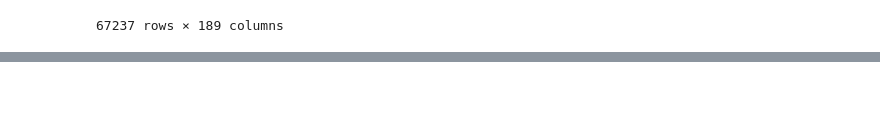
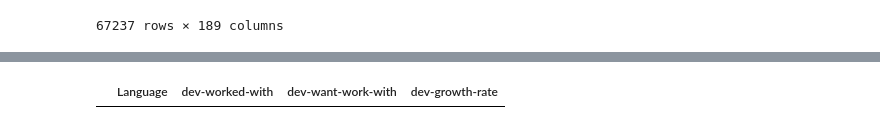
Before and after one commit to SarthakHa/stackoverflow-data-2023, a Jupyter notebook: analysis.ipynb, the cells around one changed output, grey strips where cells are left out. Drawn from its saved outputs; the diff is of its cells as text; code cells hidden in the pictures; blank space fills up the shorter version.

```diff
--- a/analysis.ipynb
+++ b/analysis.ipynb
@@ -616,3 +616,23 @@ dev_cols
 | 89182 | 89183 | [I am a developer by profession] | Under 18 years old | Employed, part-time;Student, part... | Hybrid (some remote, some in-person) | Hobby;School or academic work | Secondary school (e.g. American h... | Online Courses or Certification;O... | ... |
 | 89183 | 89184 | [I am a developer by profession] | 35-44 years old | Employed, full-time | Hybrid (some remote, some in-person) | Hobby;Professional development or... | Bachelor’s degree (B.A., B.S., B.... | Colleague;Online Courses or Certi... | ... |
 67237 rows × 189 columns
+# %%
+dev_want_languages = {}
+j = 0
+languagess = []
+sumss = []
+
+# Assuming online_learners is a DataFrame
+for i in dev_cols.columns:
+    if "LanguageWantToWorkWith=" in i:
+        languagess.append(i)
+        sum1 = dev_cols[i].sum()
+        sumss.append(sum1)
+
+dev_want_languages['Language'] = languagess
+dev_want_languages['Sum'] = sumss
+
+dev_want_df = pd.DataFrame(dev_want_languages)
+dev_want_df = dev_want_df.sort_values(by='Sum', ascending=False)
+dev_want_df['Language'] = dev_want_df['Language'].str.replace('LanguageWantToWorkWith=', '', )
+dev_want_df
@@ -618,0 +657,19 @@ dev_cols
+# %%
+dev_top_15_want = dev_want_df[:15]
+
+dev_want_data = []
+for lang in unique_a_b(dev_cols["LanguageWantToWorkWith"], dev_cols["LanguageHaveWorkedWith"]):
+    dev_worked_with = dev_cols[dev_cols[f"LanguageHaveWorkedWith={lang}"] == 1]
+    dev_worked_with_len = len(dev_worked_with)
+    dev_want_to_work = dev_cols[dev_cols[f"LanguageWantToWorkWith={lang}"] == 1]
+    dev_want_to_work_len = len(dev_want_to_work)
+    prop2 = dev_want_to_work_len/dev_worked_with_len
+    dev_want_data.append([lang, dev_worked_with_len, dev_want_to_work_len, prop2])
+
+dev_want_data_df = pd.DataFrame(dev_want_data, columns=["Language", "dev-worked-with", "dev-want-work-with", "dev-growth-rate"])
+
+dev_want_df_top_15 = dev_want_data_df[dev_want_data_df["Language"].isin(dev_top_15_want["Language"])]
+dev_want_df_top_15 = dev_want_df_top_15.sort_values(by="dev-growth-rate", ascending=False)
+dev_want_df_top_15
+# %% [output]
+|  | Language | dev-worked-with | dev-want-work-with | dev-growth-rate |
```
Also changed, not shown: parts of 1 cell of this notebook.
